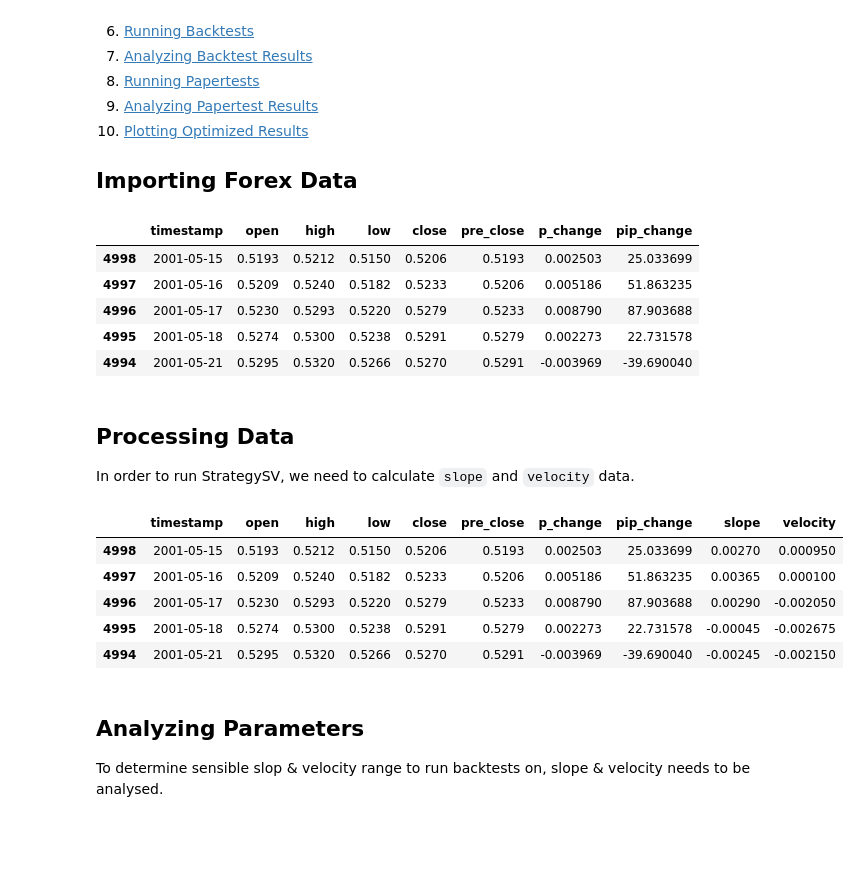
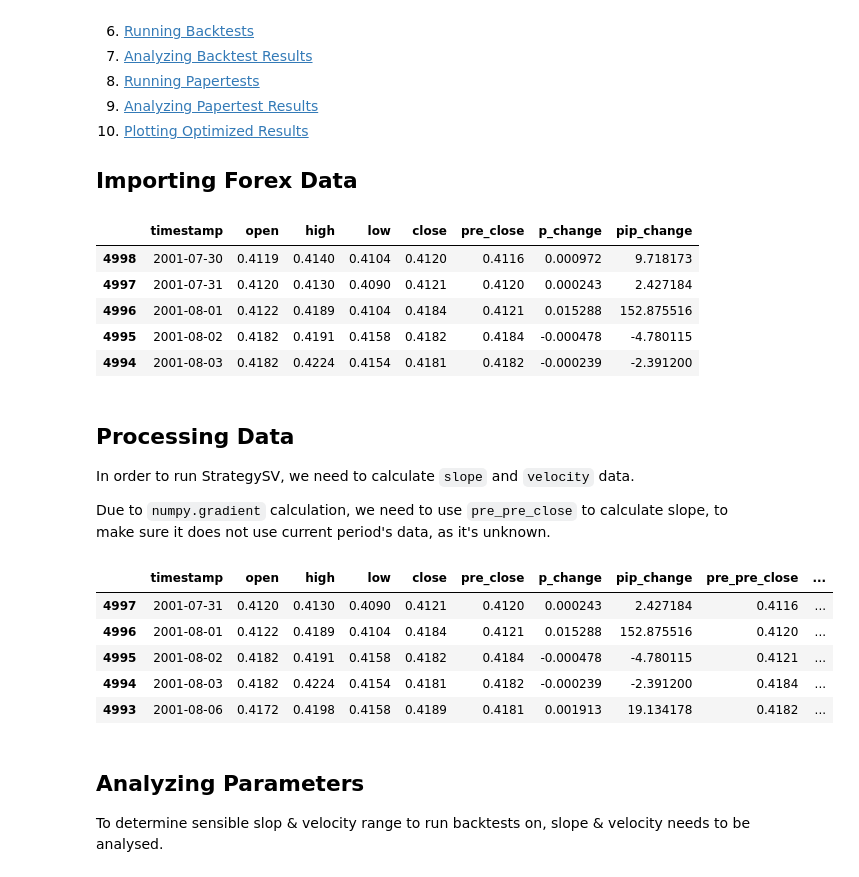
Before and after one commit to jacktator/QuantTrading_Py, a Jupyter notebook: alpha/strategies/optimization_sv.ipynb, the cells around one changed output. Cells and saved outputs as stored; diff of their text form; code cells hidden in the pictures; blank space fills up the shorter version.

```diff
--- a/alpha/strategies/optimization_sv.ipynb
+++ b/alpha/strategies/optimization_sv.ipynb
@@ -24,7 +24,7 @@ import pandas as pd
 import numpy as np
 import matplotlib.pyplot as plt
 
-forex_symbol = "AUDUSD"
+forex_symbol = "NZDUSD"
 
 forex_df = pd.read_csv('../../data/gen/{}_Daily_df.csv'.format(forex_symbol),
                        parse_dates=True,
@@ -35,30 +35,34 @@ forex_df.columns = forex_df.columns.str.strip()
 forex_df.head()
 # %% [output]
 |  | timestamp | open | high | low | close | pre_close | p_change | pip_change |
-| 4998 | 2001-05-15 | 0.5193 | 0.5212 | 0.5150 | 0.5206 | 0.5193 | 0.002503 | 25.033699 |
-| 4997 | 2001-05-16 | 0.5209 | 0.5240 | 0.5182 | 0.5233 | 0.5206 | 0.005186 | 51.863235 |
-| 4996 | 2001-05-17 | 0.5230 | 0.5293 | 0.5220 | 0.5279 | 0.5233 | 0.008790 | 87.903688 |
-| 4995 | 2001-05-18 | 0.5274 | 0.5300 | 0.5238 | 0.5291 | 0.5279 | 0.002273 | 22.731578 |
-| 4994 | 2001-05-21 | 0.5295 | 0.5320 | 0.5266 | 0.5270 | 0.5291 | -0.003969 | -39.690040 |
+| 4998 | 2001-07-30 | 0.4119 | 0.4140 | 0.4104 | 0.4120 | 0.4116 | 0.000972 | 9.718173 |
+| 4997 | 2001-07-31 | 0.4120 | 0.4130 | 0.4090 | 0.4121 | 0.4120 | 0.000243 | 2.427184 |
+| 4996 | 2001-08-01 | 0.4122 | 0.4189 | 0.4104 | 0.4184 | 0.4121 | 0.015288 | 152.875516 |
+| 4995 | 2001-08-02 | 0.4182 | 0.4191 | 0.4158 | 0.4182 | 0.4184 | -0.000478 | -4.780115 |
+| 4994 | 2001-08-03 | 0.4182 | 0.4224 | 0.4154 | 0.4181 | 0.4182 | -0.000239 | -2.391200 |
 # %% [markdown]
 
 ## Processing Data
 
 In order to run StrategySV, we need to calculate `slope` and `velocity` data.
+
+Due to `numpy.gradient` calculation, we need to use `pre_pre_close` to calculate slope, to make sure it does not use current period's data, as it's unknown.
 # %%
 
 extra_df = forex_df.copy()
-extra_df['slope'] = pd.Series(np.gradient(extra_df.close), extra_df.index, name='slope')
+extra_df['pre_pre_close'] = extra_df.pre_close.shift(1)
+extra_df = extra_df.iloc[1:]
+extra_df['slope'] = pd.Series(np.gradient(extra_df.pre_pre_close), extra_df.index, name='slope')
 extra_df['velocity'] = pd.Series(np.gradient(extra_df.slope), extra_df.index, name='velocity')
 # Print
 extra_df.head()
 # %% [output]
-|  | timestamp | open | high | low | close | pre_close | p_change | pip_change | slope | velocity |
-| 4998 | 2001-05-15 | 0.5193 | 0.5212 | 0.5150 | 0.5206 | 0.5193 | 0.002503 | 25.033699 | 0.00270 | 0.000950 |
-| 4997 | 2001-05-16 | 0.5209 | 0.5240 | 0.5182 | 0.5233 | 0.5206 | 0.005186 | 51.863235 | 0.00365 | 0.000100 |
-| 4996 | 2001-05-17 | 0.5230 | 0.5293 | 0.5220 | 0.5279 | 0.5233 | 0.008790 | 87.903688 | 0.00290 | -0.002050 |
-| 4995 | 2001-05-18 | 0.5274 | 0.5300 | 0.5238 | 0.5291 | 0.5279 | 0.002273 | 22.731578 | -0.00045 | -0.002675 |
-| 4994 | 2001-05-21 | 0.5295 | 0.5320 | 0.5266 | 0.5270 | 0.5291 | -0.003969 | -39.690040 | -0.00245 | -0.002150 |
+|  | timestamp | open | high | low | close | pre_close | p_change | pip_change | pre_pre_close | ... |
+| 4997 | 2001-07-31 | 0.4120 | 0.4130 | 0.4090 | 0.4121 | 0.4120 | 0.000243 | 2.427184 | 0.4116 | ... |
+| 4996 | 2001-08-01 | 0.4122 | 0.4189 | 0.4104 | 0.4184 | 0.4121 | 0.015288 | 152.875516 | 0.4120 | ... |
+| 4995 | 2001-08-02 | 0.4182 | 0.4191 | 0.4158 | 0.4182 | 0.4184 | -0.000478 | -4.780115 | 0.4121 | ... |
+| 4994 | 2001-08-03 | 0.4182 | 0.4224 | 0.4154 | 0.4181 | 0.4182 | -0.000239 | -2.391200 | 0.4184 | ... |
+| 4993 | 2001-08-06 | 0.4172 | 0.4198 | 0.4158 | 0.4189 | 0.4181 | 0.001913 | 19.134178 | 0.4182 | ... |
 # %% [markdown]
 
 ## Analyzing Parameters
```
Also changed, not shown: parts of 8 cells of this notebook, 13 other files.
